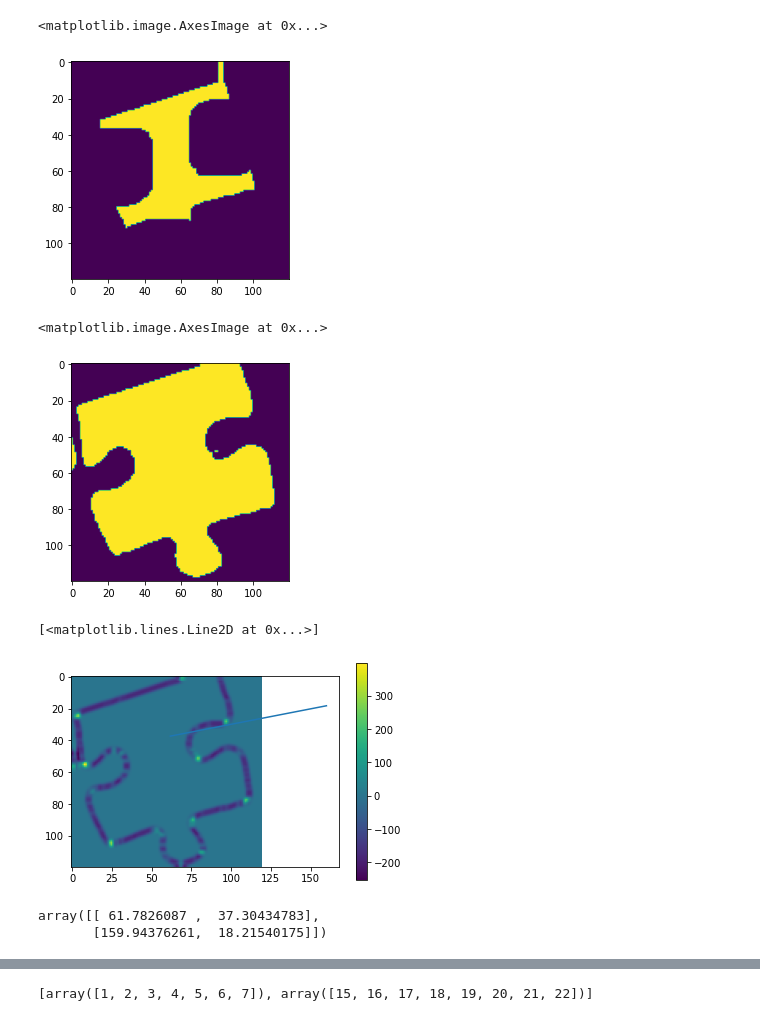
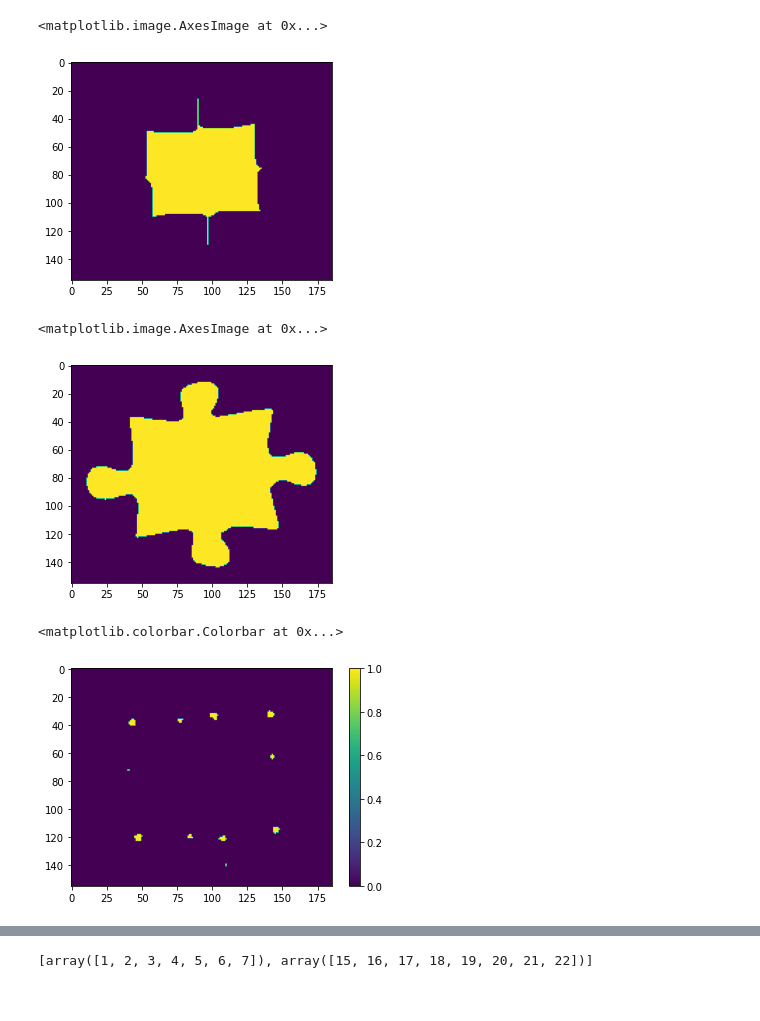
Before and after one commit to ME-134/PuzzleBot, a Jupyter notebook: vision/Piece Box.ipynb, the cells around one changed output, grey strips where cells are left out. Cells and saved outputs as stored; diff of their text form; code cells hidden in the pictures.

```diff
--- a/vision/Piece Box.ipynb
+++ b/vision/Piece Box.ipynb
@@ -15,12 +15,12 @@ from piece_detector import *
 # %%
-detector = Detector()
+detector = ThomasDetector()
 # %%
-img1 = cv2.resize(cv2.imread('p1.png'), (120, 120))
+img1 = cv2.imread('done_exploded2.jpg')
 plt.imshow(img1[:, :, ::-1])
 plt.show()
 plt.imshow(detector.process(img1.copy())[0])
 plt.show()
-img_m1 = detector.pieces[0].img
+img_m1 = detector.pieces[13].img
 plt.imshow(img_m1)
 plt.show()
 # %% [output]
@@ -32,26 +32,25 @@ kernel = np.ones((20, 20), np.uint8)
 plt.imshow(cv2.erode(img_m1, kernel) )
 # %% [output]
 <matplotlib.image.AxesImage at 0x...>
-[figure, old version]
+[figure, new version]
 # %%
 plt.imshow(img_m1)
 # %% [output]
 <matplotlib.image.AxesImage at 0x...>
-[figure, old version]
+[figure, new version]
 # %%
-corner_vals = cv2.cornerHarris(img_m1,5,7,0.07)
-thresh = 200
+corner_vals = cv2.cornerHarris(img_m1,7,5,0.07) > 1
 corners = []
 for i in range(corner_vals.shape[0]):
     for j in range(corner_vals.shape[1]):
-        if corner_vals[i, j] > thresh:
-            corners.append((i, j))
+        if corner_vals[i, j] > 0:
+            corners.append((j, i))
 corners = np.array(corners)
 plt.imshow(corner_vals)
 plt.colorbar()
 # plt.scatter(corners[:, 1], corners[:, 0])
-pos = pca.inverse_transform(([0, 0], [0, 100]))
-plt.plot(pos[:, 0], pos[:, 1])
+# pos = pca.inverse_transform(([0, 0], [0, 100]))
+# plt.plot(pos[:, 0], pos[:, 1])
 # %% [output]
-[<matplotlib.lines.Line2D at 0x...>]
+<matplotlib.colorbar.Colorbar at 0x...>
-[figure, old version]
+[figure, new version]
@@ -61,8 +57,3 @@ pca = PCA().fit(corners)
-# %%
-pca.inverse_transform(([0, 0], [0, 100]))
-# %% [output]
-array([[ 61.7826087 ,  37.30434783],
-       [159.94376261,  18.21540175]])
 # %%
 threshold = 100
 # filtered = cv2.medianBlur(img_m1,41)
```
Also changed, not shown: parts of 10 cells of this notebook, 4 other files.
